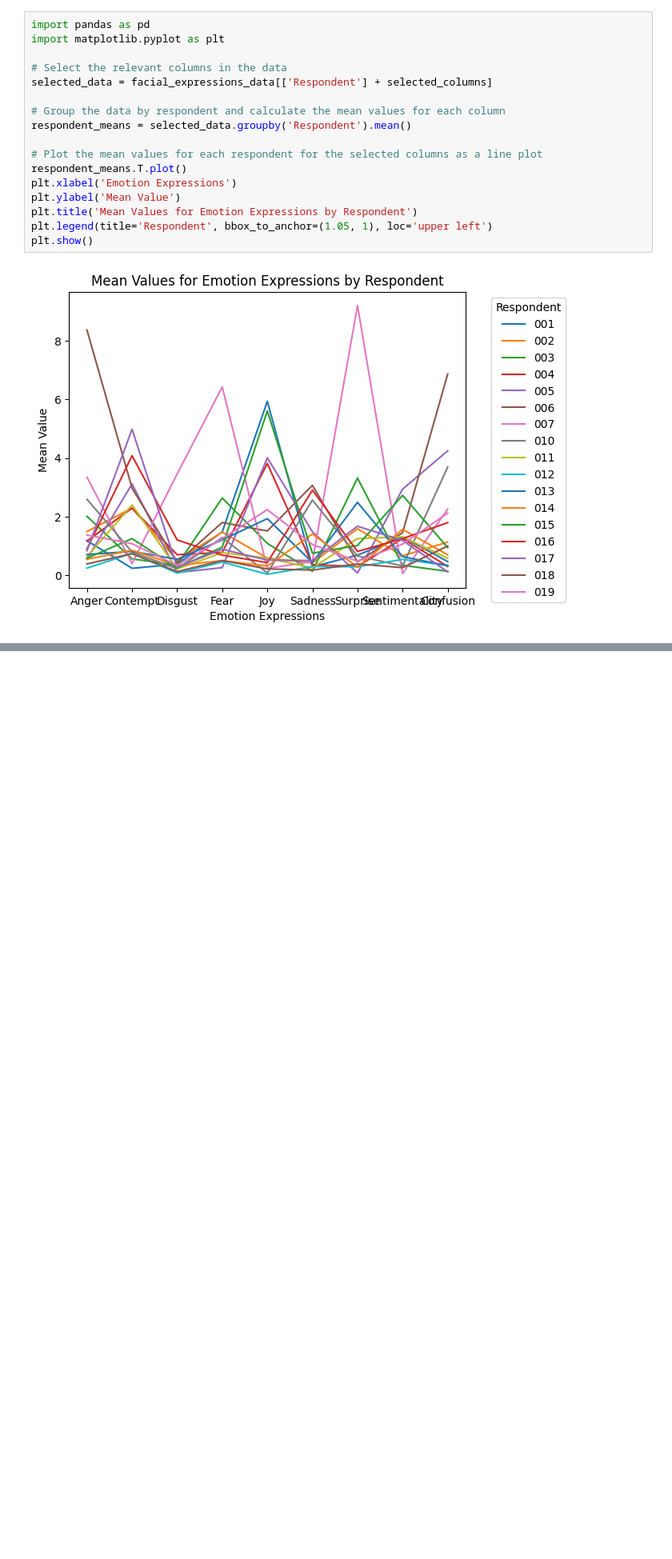
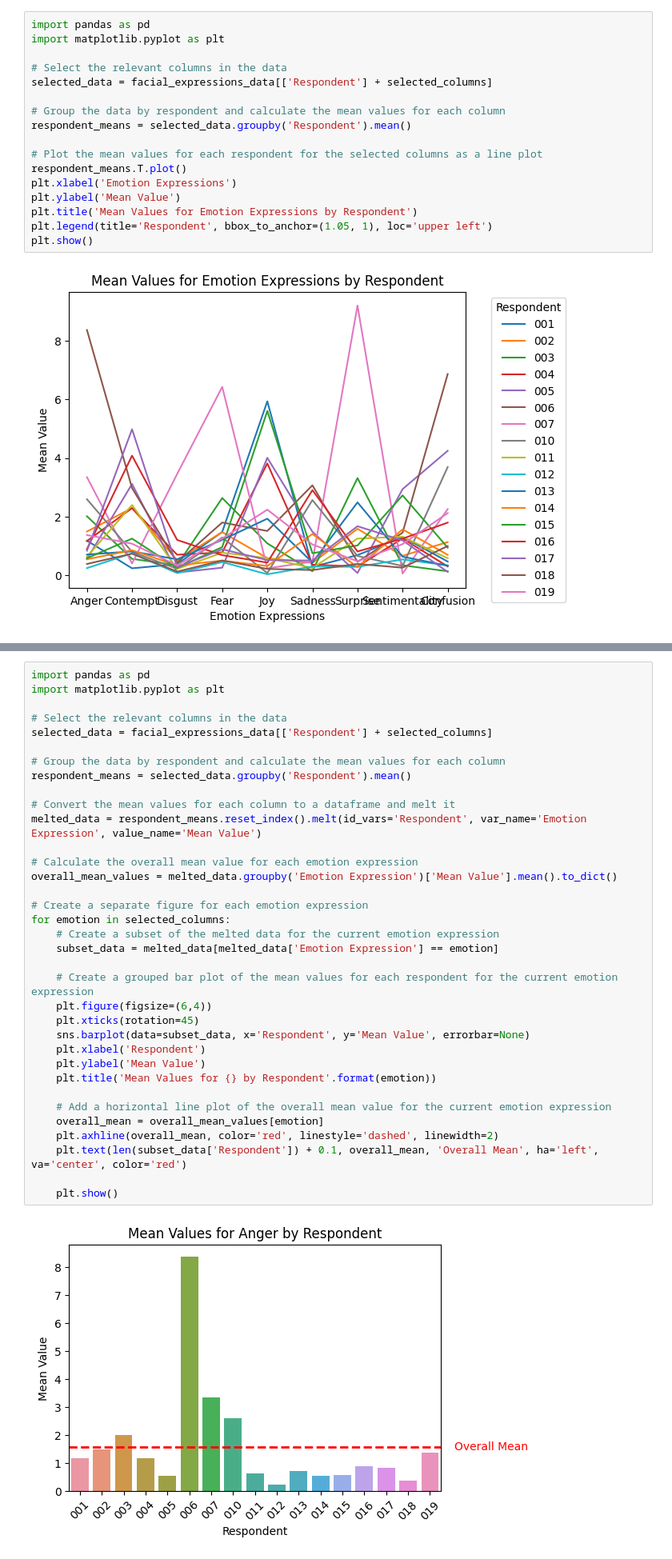
Before and after one commit to litalshl/classifiers, a Jupyter notebook: all_respondents_analysis.ipynb, the cells around one changed output, grey strips where cells are left out. Shown: that part at 80% size. Saved outputs shown, nothing was run; the diff lists cells and outputs as text; blank space fills up the shorter version.

```diff
--- a/all_respondents_analysis.ipynb
+++ b/all_respondents_analysis.ipynb
@@ -215,0 +264,37 @@ plt.show()
+# %%
+import pandas as pd
+import matplotlib.pyplot as plt
+
+# Select the relevant columns in the data
+selected_data = facial_expressions_data[['Respondent'] + selected_columns]
+
+# Group the data by respondent and calculate the mean values for each column
+respondent_means = selected_data.groupby('Respondent').mean()
+
+# Convert the mean values for each column to a dataframe and melt it
+melted_data = respondent_means.reset_index().melt(id_vars='Respondent', var_name='Emotion Expression', value_name='Mean Value')
+
+# Calculate the overall mean value for each emotion expression
+overall_mean_values = melted_data.groupby('Emotion Expression')['Mean Value'].mean().to_dict()
+
+# Create a separate figure for each emotion expression
+for emotion in selected_columns:
+    # Create a subset of the melted data for the current emotion expression
+    subset_data = melted_data[melted_data['Emotion Expression'] == emotion]
+
+    # Create a grouped bar plot of the mean values for each respondent for the current emotion expression
+    plt.figure(figsize=(6,4))
+    plt.xticks(rotation=45)
+    sns.barplot(data=subset_data, x='Respondent', y='Mean Value', errorbar=None)
+    plt.xlabel('Respondent')
+    plt.ylabel('Mean Value')
+    plt.title('Mean Values for {} by Respondent'.format(emotion))
+
+    # Add a horizontal line plot of the overall mean value for the current emotion expression
+    overall_mean = overall_mean_values[emotion]
+    plt.axhline(overall_mean, color='red', linestyle='dashed', linewidth=2)
+    plt.text(len(subset_data['Respondent']) + 0.1, overall_mean, 'Overall Mean', ha='left', va='center', color='red')
+
+    plt.show()
+# %% [output]
+[figure, added]
```
Also changed, not shown: parts of 5 cells of this notebook.
